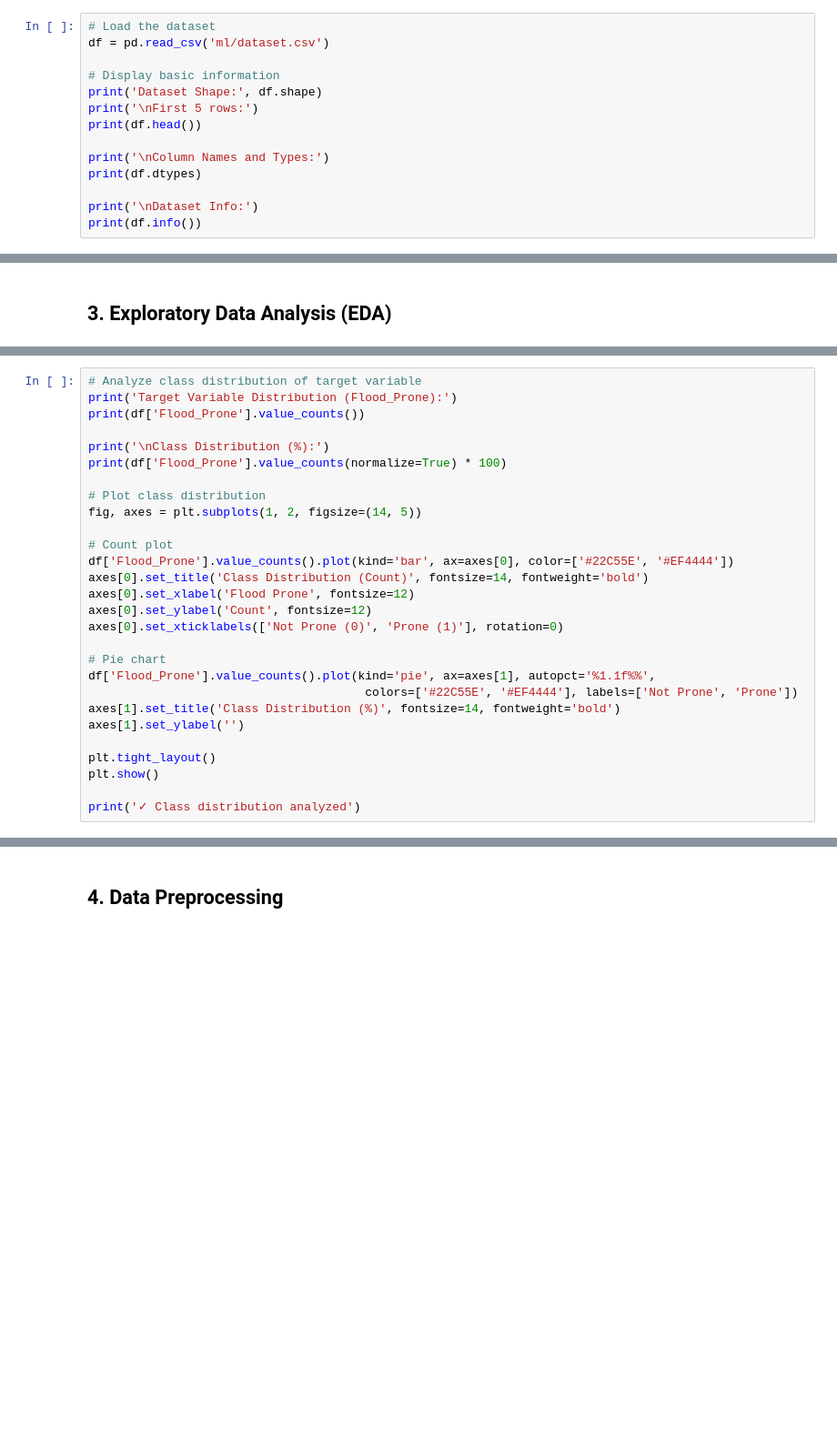
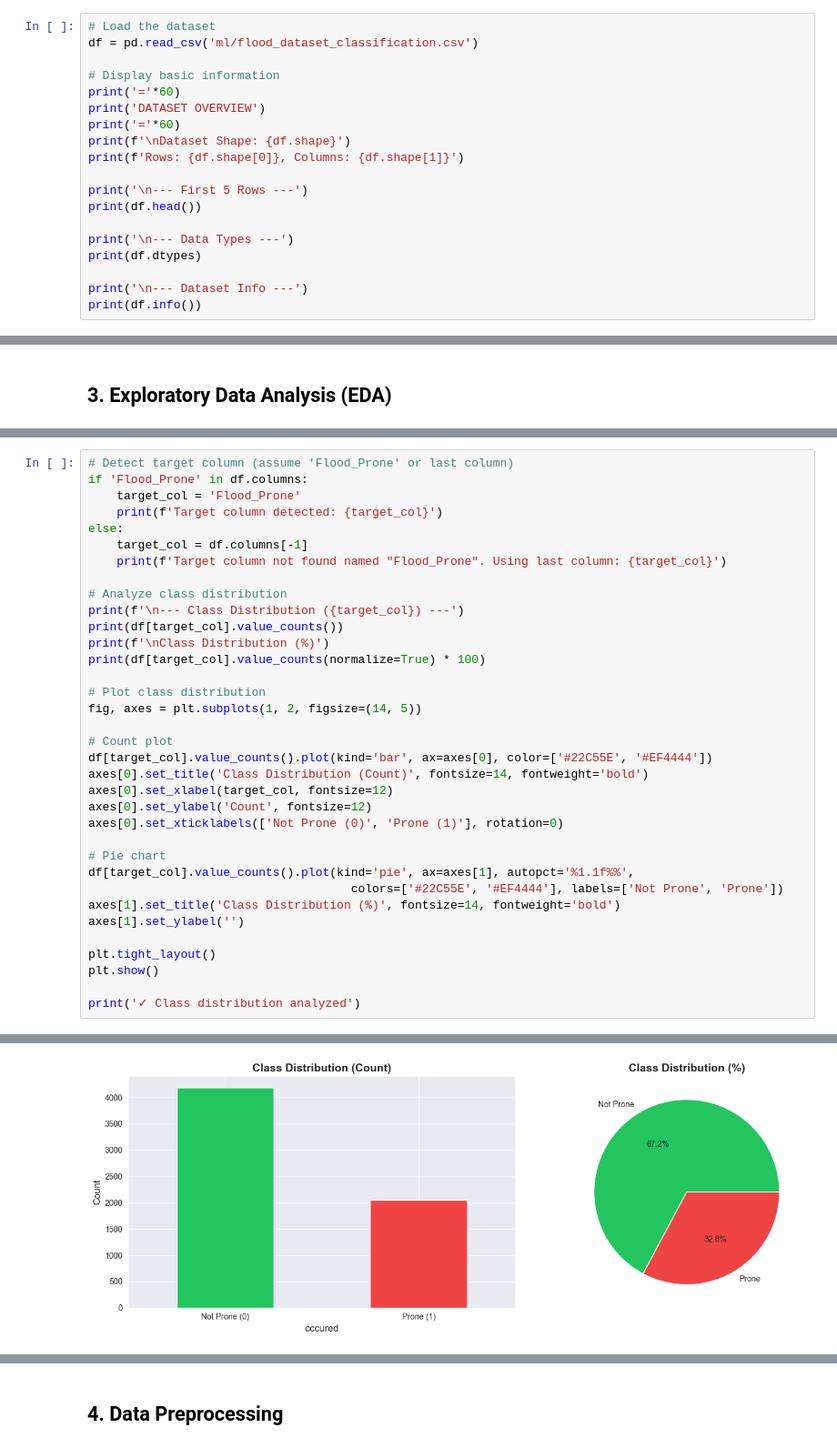
Before and after one commit to zaid-m-zia/rivertwin, a Jupyter notebook: ml/flood_model_training.ipynb, the cells around one changed output, grey strips where cells are left out. Shown at 91% size. Saved outputs shown, nothing was run; the diff lists cells and outputs as text; blank space fills up the shorter version.

```diff
--- a/ml/flood_model_training.ipynb
+++ b/ml/flood_model_training.ipynb
@@ -38,15 +47,20 @@ print('✓ All libraries imported successfully')
 ## 2. Load Dataset
 # %%
 # Load the dataset
-df = pd.read_csv('ml/dataset.csv')
+df = pd.read_csv('ml/flood_dataset_classification.csv')
 
 # Display basic information
-print('Dataset Shape:', df.shape)
-print('\nFirst 5 rows:')
+print('='*60)
+print('DATASET OVERVIEW')
+print('='*60)
+print(f'\nDataset Shape: {df.shape}')
+print(f'Rows: {df.shape[0]}, Columns: {df.shape[1]}')
+
+print('\n--- First 5 Rows ---')
 print(df.head())
 
-print('\nColumn Names and Types:')
+print('\n--- Data Types ---')
 print(df.dtypes)
 
-print('\nDataset Info:')
+print('\n--- Dataset Info ---')
 print(df.info())
@@ -68,24 +118,31 @@ print(df.describe())
 # %%
-# Analyze class distribution of target variable
-print('Target Variable Distribution (Flood_Prone):')
-print(df['Flood_Prone'].value_counts())
+# Detect target column (assume 'Flood_Prone' or last column)
+if 'Flood_Prone' in df.columns:
+    target_col = 'Flood_Prone'
+    print(f'Target column detected: {target_col}')
+else:
+    target_col = df.columns[-1]
+    print(f'Target column not found named "Flood_Prone". Using last column: {target_col}')
 
-print('\nClass Distribution (%):')
-print(df['Flood_Prone'].value_counts(normalize=True) * 100)
+# Analyze class distribution
+print(f'\n--- Class Distribution ({target_col}) ---')
+print(df[target_col].value_counts())
+print(f'\nClass Distribution (%)')
+print(df[target_col].value_counts(normalize=True) * 100)
 
 # Plot class distribution
 fig, axes = plt.subplots(1, 2, figsize=(14, 5))
 
 # Count plot
-df['Flood_Prone'].value_counts().plot(kind='bar', ax=axes[0], color=['#22C55E', '#EF4444'])
+df[target_col].value_counts().plot(kind='bar', ax=axes[0], color=['#22C55E', '#EF4444'])
 axes[0].set_title('Class Distribution (Count)', fontsize=14, fontweight='bold')
-axes[0].set_xlabel('Flood Prone', fontsize=12)
+axes[0].set_xlabel(target_col, fontsize=12)
 axes[0].set_ylabel('Count', fontsize=12)
 axes[0].set_xticklabels(['Not Prone (0)', 'Prone (1)'], rotation=0)
 
 # Pie chart
-df['Flood_Prone'].value_counts().plot(kind='pie', ax=axes[1], autopct='%1.1f%%',
-                                       colors=['#22C55E', '#EF4444'], labels=['Not Prone', 'Prone'])
+df[target_col].value_counts().plot(kind='pie', ax=axes[1], autopct='%1.1f%%',
+                                     colors=['#22C55E', '#EF4444'], labels=['Not Prone', 'Prone'])
 axes[1].set_title('Class Distribution (%)', fontsize=14, fontweight='bold')
 axes[1].set_ylabel('')
 
@@ -93,3 +150,4 @@ plt.tight_layout()
 plt.show()
 
 print('✓ Class distribution analyzed')
+# %% [output]
@@ -95,0 +167 @@ print('✓ Class distribution analyzed')
+[figure, added]
```
Also changed, not shown: parts of 28 cells of this notebook, 2 other files.
